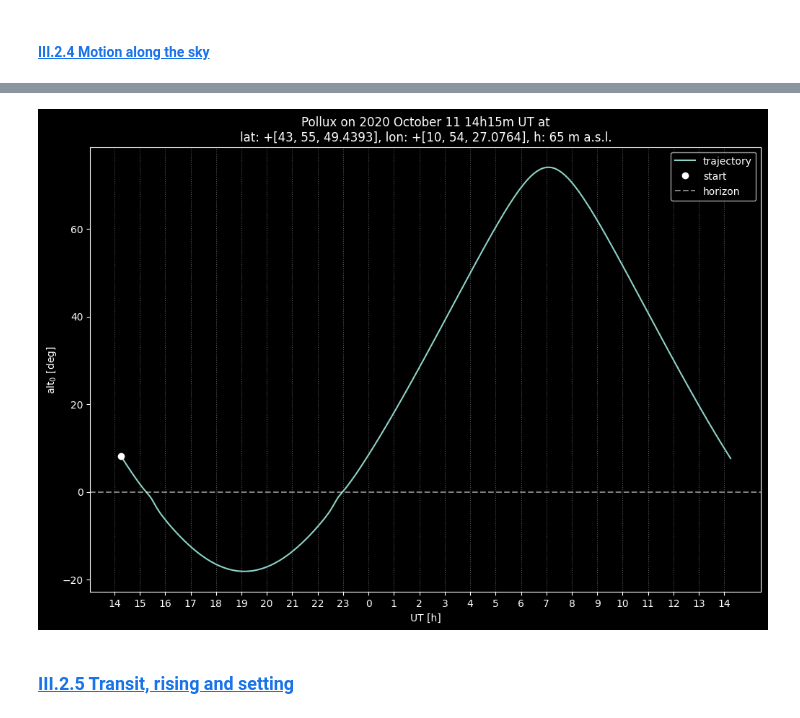
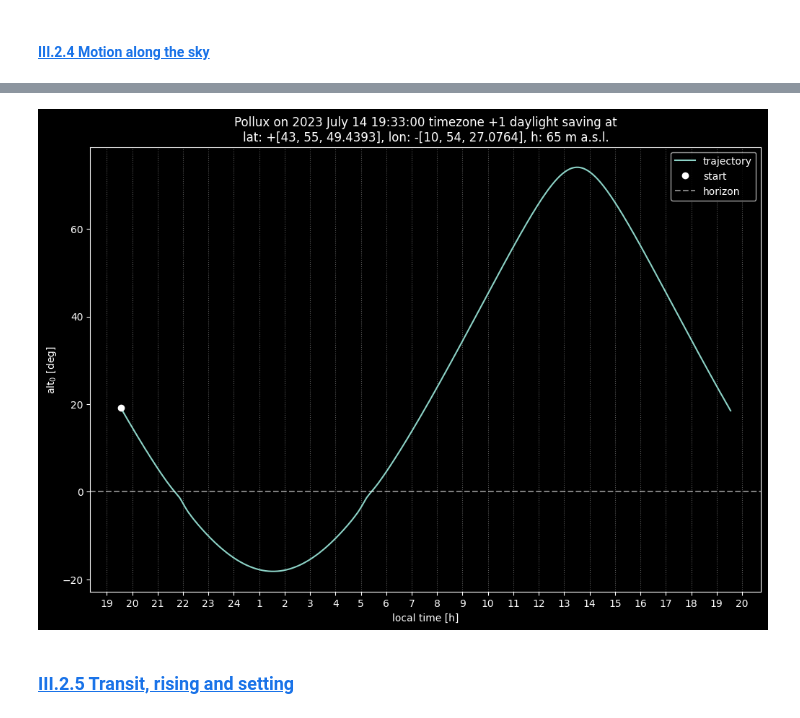
Before and after one commit to 00-berni/proj_0, a Jupyter notebook: notebook/notebook.ipynb, the cells around one changed output, grey strips where cells are left out. Cells and saved outputs as stored; diff of their text form; code cells hidden in the pictures.

Commit message:
- Fix the problem with setting, rising and transit - Add timezone in Date - Update option to plot

```diff
--- a/notebook/notebook.ipynb
+++ b/notebook/notebook.ipynb
@@ -1061,7 +1176,7 @@ Julian Day of 2023 June 8 10h0m28.8000s UT:     2460103.917
 #### <a id='toc1_2_4_1_'></a>[II.4.1 Greenwich HA](#toc0_)
 # %%
 # Mean ST at Greenwich
-def mean_Green_HA(date: Date) -> HAngles:
+def mean_Green_HA(date: Date, nut_corr: bool = False) -> HAngles:
     JD = date.jd
     T = (JD - 2451545) / 36525
     theta0 = 280.46061837 + 360.98564736629 * (JD - 2451545) + 3.87933e-4 * T**2 - T**3 / 3871e4
@@ -1074,6 +1189,10 @@ def mean_Green_HA(date: Date) -> HAngles:
     #!
     if len(theta0) == 1:
         theta0 = theta0[0]
+    if nut_corr:
+        Dpsi, De = nutation_corr(date)
+        e = mean_obliquity(date) + De
+        theta0 = theta0 + Dpsi.hms*np.cos(e.rad)
     return HAngles(theta0,'hms')
 
 date = Date([1987,4,10])
@@ -1090,4 +1209,6 @@ date = Date([1987,13,10],[19,21,0])
 print(date.print_date())
 HA = mean_Green_HA(date)
 print(HA.print_angle('hms'))
+HA = mean_Green_HA(date,True)
+print(HA.print_angle('hms'))
 # %% [output]
@@ -1100,8 +1222,8 @@ print(HA.print_angle('hms'))
 # %% [markdown]
 #### <a id='toc1_2_4_2_'></a>[II.4.2 LST](#toc0_)
 # %%
-def local_ST(date: Date, long: Angles) -> HAngles:
-    GST = mean_Green_HA(date)
+def local_ST(date: Date, long: Angles, nut_corr: bool = False) -> HAngles:
+    GST = mean_Green_HA(date, nut_corr=nut_corr)
     return GST - long
 # %% [markdown]
 ## <a id='toc1_3_'></a>[III. Trajectory along the sky](#toc0_)
@@ -1493,8 +1633,10 @@ def trajectory(date: Date, obs_pos: GeoPos, obj: StarObj, numpoint: int = 1000)
 # %%
 numpoint = 1000
 
+out = 'local time'
+
 lat = 43.93039980730644
-lon = 10.907521220934262
+lon = -10.907521220934262
 h = 65
 obs = GeoPos(lon,lat,h)
 
@@ -1503,26 +1645,35 @@ obj = StarObj(name,[ra,dec],prmt)
 obj.obj_info()
 print()
 
-date = Date([2020,10,11],[14,15,0])
-print('Observation on ' + date.print_date())
+timezone, dl_save = 1, True
+date = Date([2023,7,14],[19,33,0],timezone=timezone,dl_save=dl_save)
+print('Observation on ' + date.ut_to_local(timezone,dl_save,'str') + ' ==> ' + date.print_date())
 alt, dayrange = trajectory(date,obs,obj,numpoint)
 
 ## PLOT ##
 hour = date.time.hour()
 N = 25 if hour <= (int(hour)+0.5) else 26
 ticks = Date(date.date, (np.arange(0,N,1)+int(date.time.hour()))*3600,calendar=date.calendar,epoch=date.epoch)
+if out[:5] == 'local':
+    hzone = timezone
+    if dl_save: hzone += 1
+elif out == 'UT':
+    hzon = 0
 
 plt.figure(figsize=[12,8])
 ax = plt.axes()
 ax.set_facecolor('black')
-plt.title(obj.name + ' on ' + date.print_date() + f" at\nlat: {obs.lat.print_angle('deg')}, lon: {obs.lon.print_angle('deg')}, h: {obs.h} m a.s.l.")
+titledate = date.print_date() if out == 'UT' else date.ut_to_local(timezone,dl_save,'str')
+plt.title(obj.name + ' on ' + titledate  + f" at\nlat: {obs.lat.print_angle('deg')}, lon: {obs.lon.print_angle('deg')}, h: {obs.h} m a.s.l.")
 
 plt.plot(dayrange,alt.deg,label='trajectory')
 plt.plot(dayrange[0],alt.deg[0],'ow',label='start')
 
+labelticks = ticks.time.hour() + hzone
+labelticks = np.where(labelticks >= 24, labelticks-24, labelticks)
 plt.axhline(0,xmin=0,xmax=1,linestyle='dashed',alpha=0.5,color='white',label='horizon')
-plt.xticks(ticks.jd,np.round(ticks.time.hour(),0).astype(int))
-plt.xlabel('UT [h]')
+plt.xticks(ticks.jd,np.round(labelticks,0).astype(int))
+plt.xlabel(out + ' [h]')
 plt.ylabel('alt$_0$ [deg]')
 plt.grid(axis='x',linestyle='dotted',color='gray',alpha=0.7)
 plt.legend(numpoints=1)
@@ -1542,4 +1693,4 @@ Observation on 2020 October 11 14h15m UT
-[figure, old version]
+[figure, new version]
 # %% [markdown]
 ### <a id='toc1_3_3_'></a>[III.2.5 Transit, rising and setting](#toc0_)
 # %%
```
Also changed, not shown: parts of 10 cells of this notebook.
